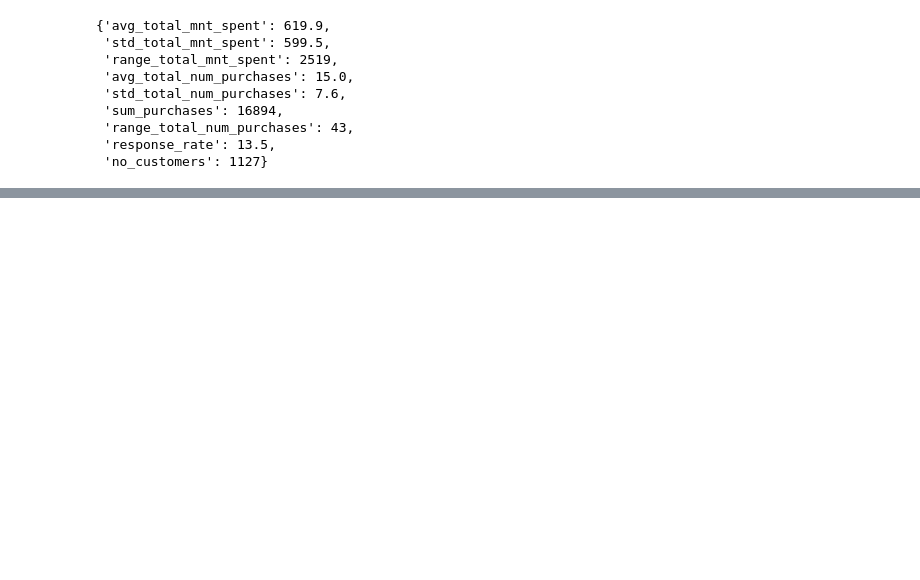
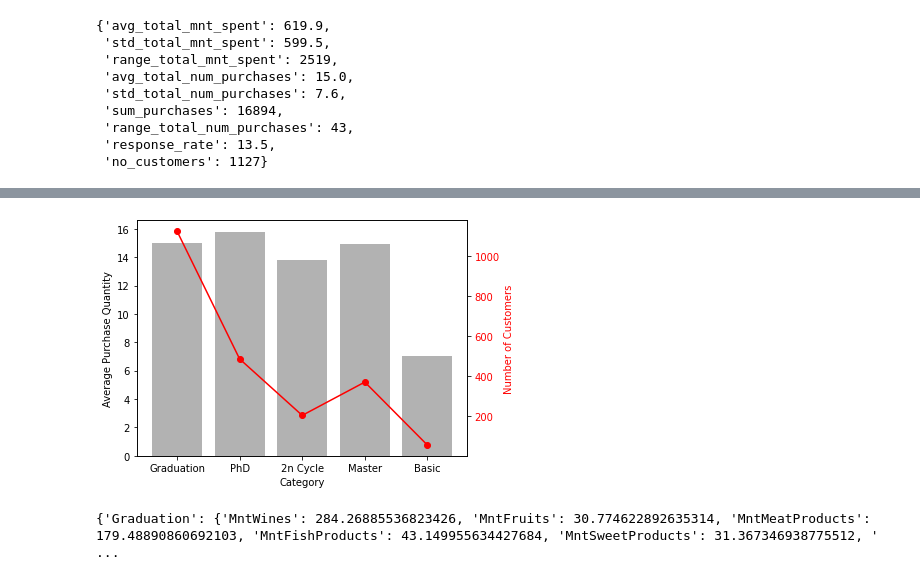
Before and after one commit to cameroncochrane/md_streamlit, a Jupyter notebook: Function_Creation.ipynb, the cells around one changed output, grey strips where cells are left out. Drawn from its saved outputs; the diff is of its cells as text; code cells hidden in the pictures; blank space fills up the shorter version.

```diff
--- a/Function_Creation.ipynb
+++ b/Function_Creation.ipynb
@@ -168,0 +356,36 @@ education_metrics['Graduation']
+# %%
+def plot_customer_average_purchase_quantity_and_number(purchase_quantity: dict, customers: dict):
+    """
+    Plots the average purchase quantity and number of customers for each category level.
+
+    Parameters:
+    purchase_quantity (dict): A dictionary where the keys are category levels (e.g., education levels) and the values are the average purchase quantities for each level.
+    customers (dict): A dictionary where the keys are category levels and the values are the number of customers for each level.
+
+    Returns:
+    matplotlib.figure.Figure: The plot figure showing the average purchase quantities as a bar chart and the number of customers as a line chart.
+    """
+
+    fig, ax1 = plt.subplots()
+
+    category_levels = list(purchase_quantity.keys())
+    purchases = list(purchase_quantity.values())
+    num_customers = list(customers.values())
+
+    ax1.bar(category_levels, purchases, color='grey', alpha=0.6, label='Average Spend')
+    ax1.set_xlabel('Category')
+    ax1.set_ylabel('Average Purchase Quantity', color='black')
+    ax1.tick_params(axis='y', labelcolor='black')
+
+    ax2 = ax1.twinx()
+    ax2.plot(category_levels, num_customers, color='r', marker='o', label='Number of Customers')
+    ax2.set_ylabel('Number of Customers', color='r')
+    ax2.tick_params(axis='y', labelcolor='r')
+
+    fig.tight_layout()
+    return fig
+# %%
+education_average_purchase_quantity = extract_metric(education_metrics, 'avg_total_num_purchases')
+plot_customer_average_purchase_quantity_and_number(education_average_purchase_quantity, education_customers).show()
+# %% [output]
+[figure, added]
@@ -168,0 +395,23 @@ education_metrics['Graduation']
+# %%
+def extract_average_spent_per_product(category_products: dict) -> dict:
+    """
+    Extracts the average spent for each product type for each category level.
+
+    Parameters:
+    category_products (dict): A dictionary where the keys are the category levels and the values are dictionaries containing product spending statistics.
+
+    Returns:
+    dict: A dictionary where the keys are category levels and the values are dictionaries containing the average spent for each product type.
+    """
+    average_spent_per_product = {}
+
+    for level, stats in category_products.items():
+        average_spent_per_product[level] = stats['average_spent'].to_dict()
+
+    return average_spent_per_product
+
+# Example usage
+average_spent_per_product = extract_average_spent_per_product(education_products)
+print(average_spent_per_product)
+# %% [output]
+{'Graduation': {'MntWines': 284.26885536823426, 'MntFruits': 30.774622892635314, 'MntMeatProducts': 179.48890860692103, 'MntFishProducts': 43.149955634427684, 'MntSweetProducts': 31.367346938775512, ' ...
```
Also changed, not shown: parts of 21 cells of this notebook, 2 other files.
